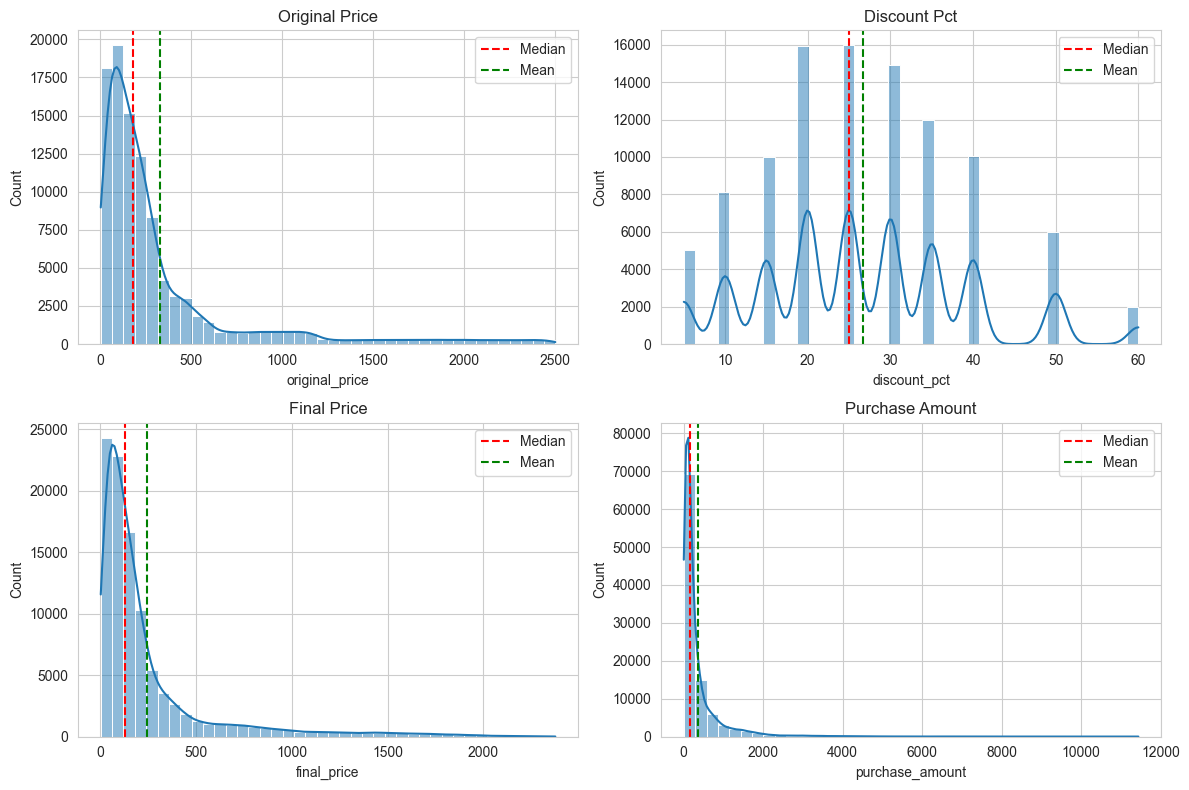
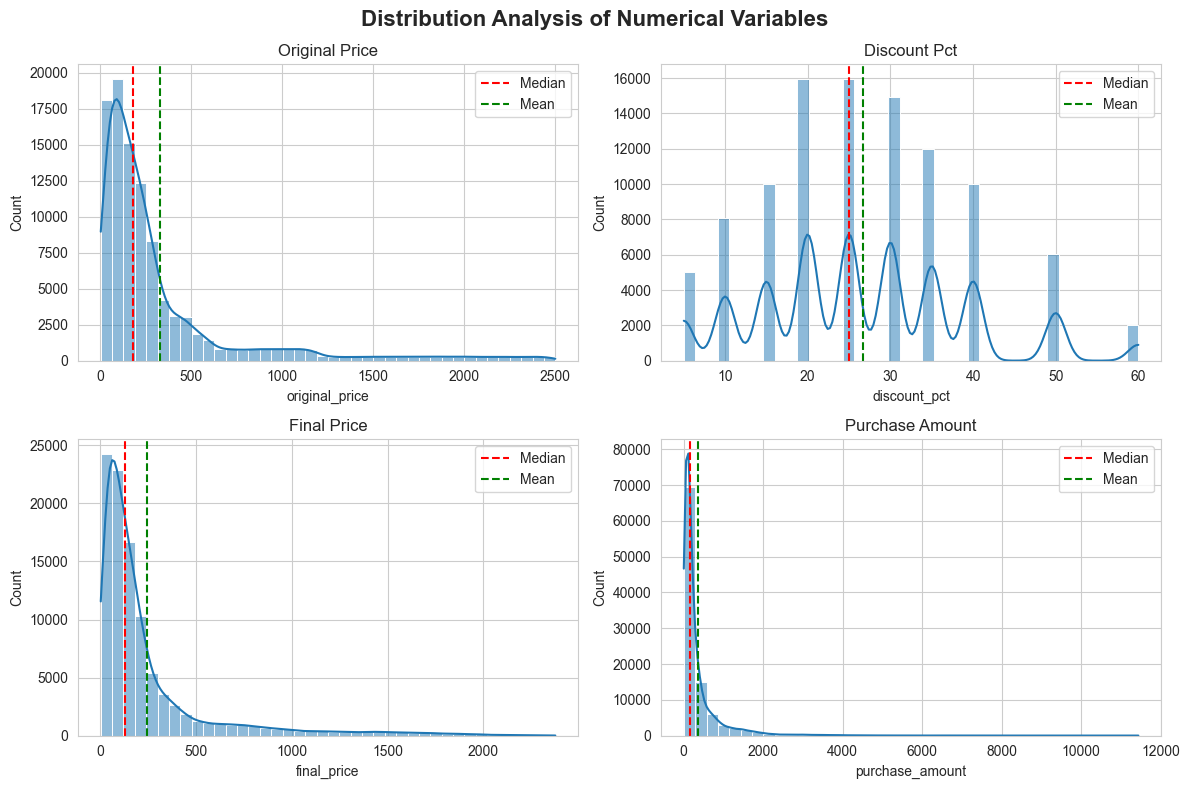
Unified diff of the notebook cell whose output changed from the first chart to the second:
--- before
+++ after
@@ -34,4 +34,10 @@
     ax.set_title(col.replace('_', ' ').title())
     ax.legend()
+    
+plt.suptitle(
+    'Distribution Analysis of Numerical Variables',
+    fontsize=16,
+    weight='bold'
+)
 
 plt.tight_layout()

Commit: Add Suptitle